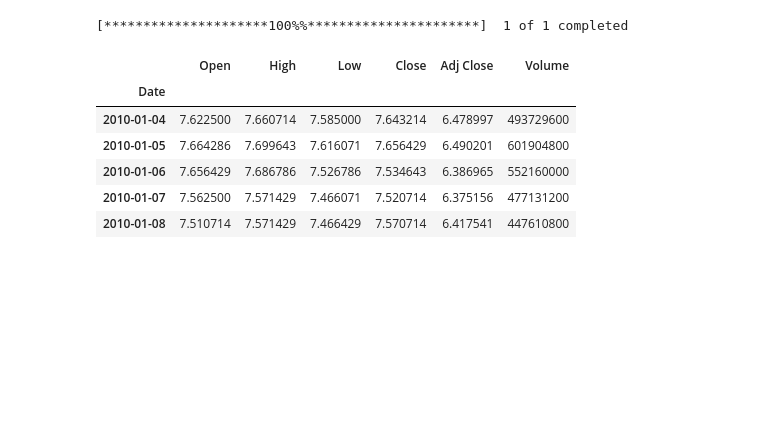
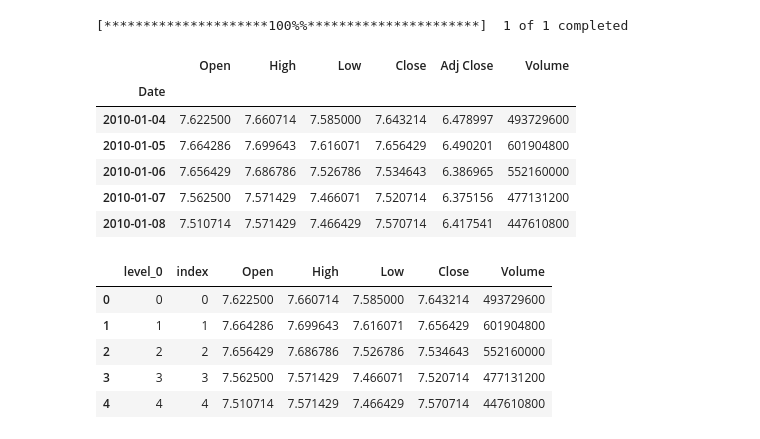
Before and after one commit to hrisabhy/lstm-stockpred, a Jupyter notebook: Model/lstm_model.ipynb, the cells around one changed output. Cells and saved outputs as stored; diff of their text form; code cells hidden in the pictures; blank space fills up the shorter version.

```diff
--- a/Model/lstm_model.ipynb
+++ b/Model/lstm_model.ipynb
@@ -19,3 +19,14 @@ df.head()
 | 2010-01-06 | 7.656429 | 7.686786 | 7.526786 | 7.534643 | 6.386965 | 552160000 |
 | 2010-01-07 | 7.562500 | 7.571429 | 7.466071 | 7.520714 | 6.375156 | 477131200 |
 | 2010-01-08 | 7.510714 | 7.571429 | 7.466429 | 7.570714 | 6.417541 | 447610800 |
+# %%
+df = df.reset_index()
+df = df.drop(['Date', "Adj Close"], axis= 1)
+df.head()
+# %% [output]
+|  | level_0 | index | Open | High | Low | Close | Volume |
+| 0 | 0 | 0 | 7.622500 | 7.660714 | 7.585000 | 7.643214 | 493729600 |
+| 1 | 1 | 1 | 7.664286 | 7.699643 | 7.616071 | 7.656429 | 601904800 |
+| 2 | 2 | 2 | 7.656429 | 7.686786 | 7.526786 | 7.534643 | 552160000 |
+| 3 | 3 | 3 | 7.562500 | 7.571429 | 7.466071 | 7.520714 | 477131200 |
+| 4 | 4 | 4 | 7.510714 | 7.571429 | 7.466429 | 7.570714 | 447610800 |
```
Also changed, not shown: parts of 5 cells of this notebook.
